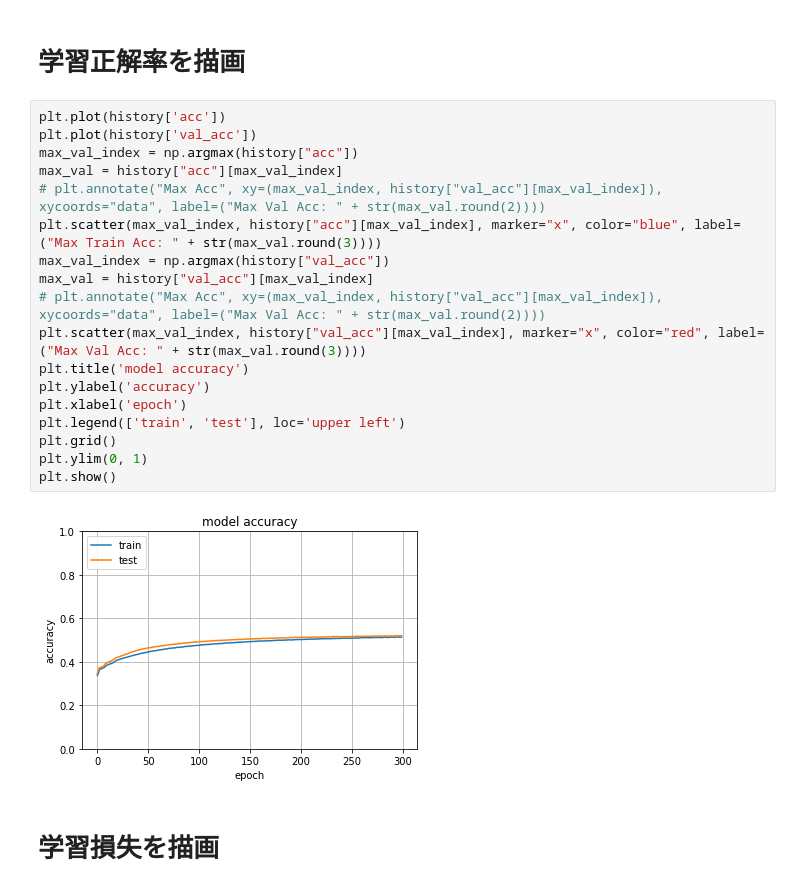
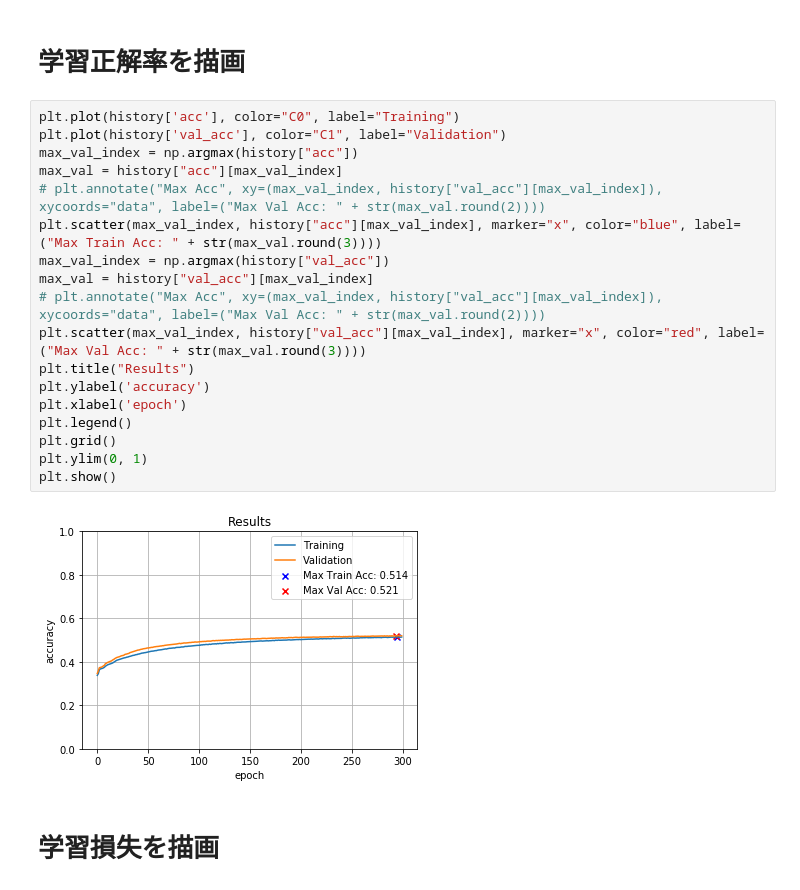
Before and after one commit to amar-enkhbat/graduation_thesis_2019, a Jupyter notebook: keras_eval.ipynb, the cells around one changed output. Saved outputs shown, nothing was run; the diff lists cells and outputs as text.

Commit message:
training 19th

```diff
--- a/keras_eval.ipynb
+++ b/keras_eval.ipynb
@@ -22,25 +22,25 @@ dict_keys(['acc', 'val_acc', 'val_loss', 'loss'])
 # %% [markdown]
 # 学習正解率を描画
 # %%
-plt.plot(history['acc'])
-plt.plot(history['val_acc'])
+plt.plot(history['acc'], color="C0", label="Training")
+plt.plot(history['val_acc'], color="C1", label="Validation")
 max_val_index = np.argmax(history["acc"])
 max_val = history["acc"][max_val_index]
 # plt.annotate("Max Acc", xy=(max_val_index, history["val_acc"][max_val_index]), xycoords="data", label=("Max Val Acc: " + str(max_val.round(2))))
 plt.scatter(max_val_index, history["acc"][max_val_index], marker="x", color="blue", label=("Max Train Acc: " + str(max_val.round(3))))
 max_val_index = np.argmax(history["val_acc"])
 max_val = history["val_acc"][max_val_index]
 # plt.annotate("Max Acc", xy=(max_val_index, history["val_acc"][max_val_index]), xycoords="data", label=("Max Val Acc: " + str(max_val.round(2))))
 plt.scatter(max_val_index, history["val_acc"][max_val_index], marker="x", color="red", label=("Max Val Acc: " + str(max_val.round(3))))
-plt.title('model accuracy')
+plt.title("Results")
 plt.ylabel('accuracy')
 plt.xlabel('epoch')
-plt.legend(['train', 'test'], loc='upper left')
+plt.legend()
 plt.grid()
 plt.ylim(0, 1)
 plt.show()
 # %% [output]
-[figure, old version]
+[figure, new version]
 # %% [markdown]
 # 学習損失を描画
 # %%
```
Also changed, not shown: parts of 12 cells of this notebook, 1 other file.
